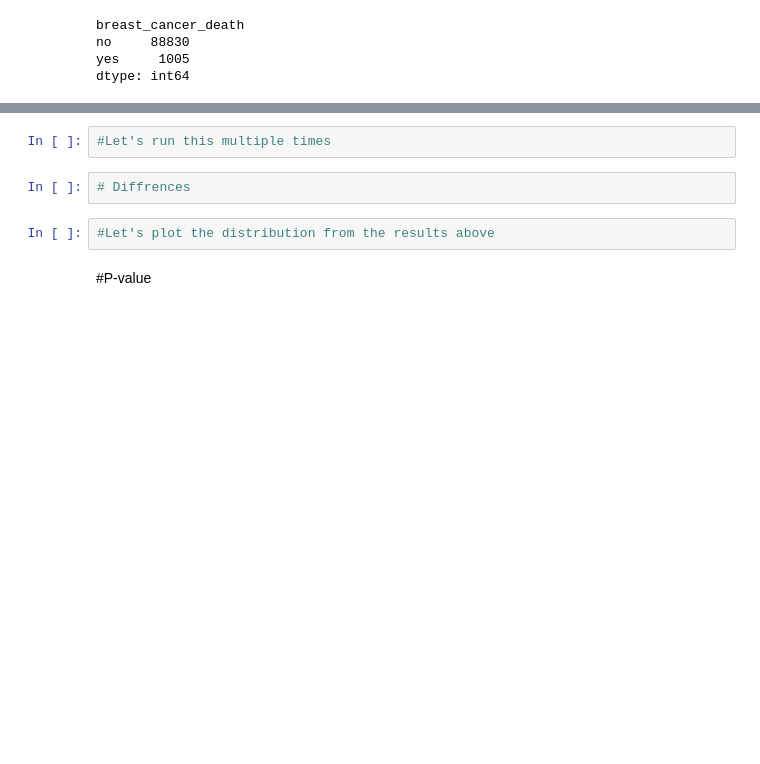
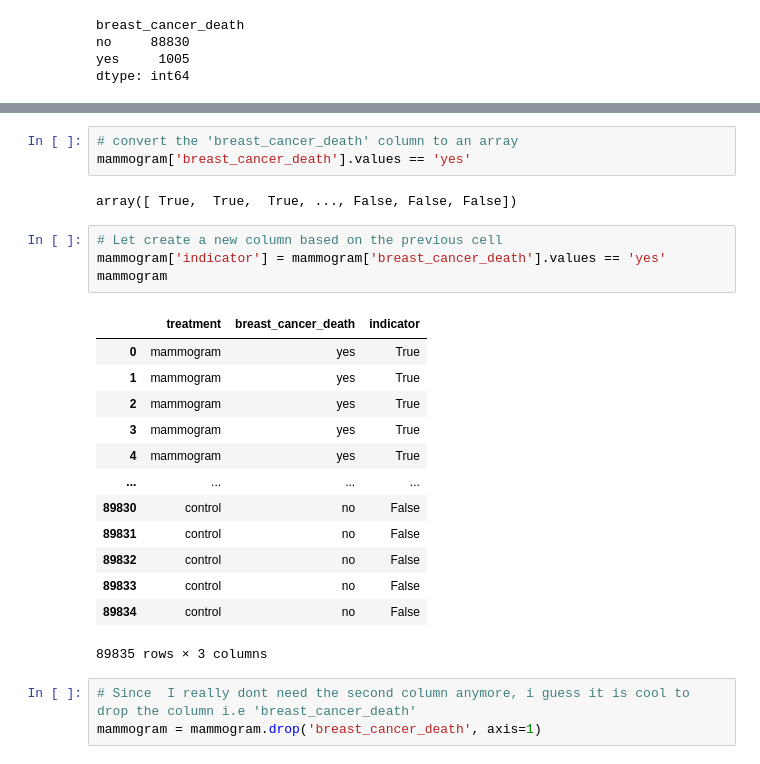
Before and after one commit to DylanPrinsloo/UCode, a Jupyter notebook: Year 1/Semester 1/Python/Lessons/session13.ipynb, the cells around one changed output, grey strips where cells are left out. Cells and saved outputs as stored; diff of their text form; blank space fills up the shorter version.

```diff
--- a/Year 1/Semester 1/Python/Lessons/session13.ipynb
+++ b/Year 1/Semester 1/Python/Lessons/session13.ipynb
@@ -84,8 +56,26 @@ dtype: int64
-# %%
-#Let's run this multiple times
-# %%
-# Diffrences
-# %%
-#Let's plot the distribution from the results above
-# %% [markdown]
-#P-value
+# %%
+# convert the 'breast_cancer_death' column to an array
+mammogram['breast_cancer_death'].values == 'yes'
+# %% [output]
+array([ True,  True,  True, ..., False, False, False])
+# %%
+# Let create a new column based on the previous cell
+mammogram['indicator'] = mammogram['breast_cancer_death'].values == 'yes'
+mammogram
+# %% [output]
+|  | treatment | breast_cancer_death | indicator |
+| 0 | mammogram | yes | True |
+| 1 | mammogram | yes | True |
+| 2 | mammogram | yes | True |
+| 3 | mammogram | yes | True |
+| 4 | mammogram | yes | True |
+| ... | ... | ... | ... |
+| 89830 | control | no | False |
+| 89831 | control | no | False |
+| 89832 | control | no | False |
+| 89833 | control | no | False |
+| 89834 | control | no | False |
+89835 rows × 3 columns
+# %%
+# Since  I really dont need the second column anymore, i guess it is cool to drop the column i.e 'breast_cancer_death'
+mammogram = mammogram.drop('breast_cancer_death', axis=1)
```
Also changed, not shown: parts of 36 cells of this notebook, 2 other files.
